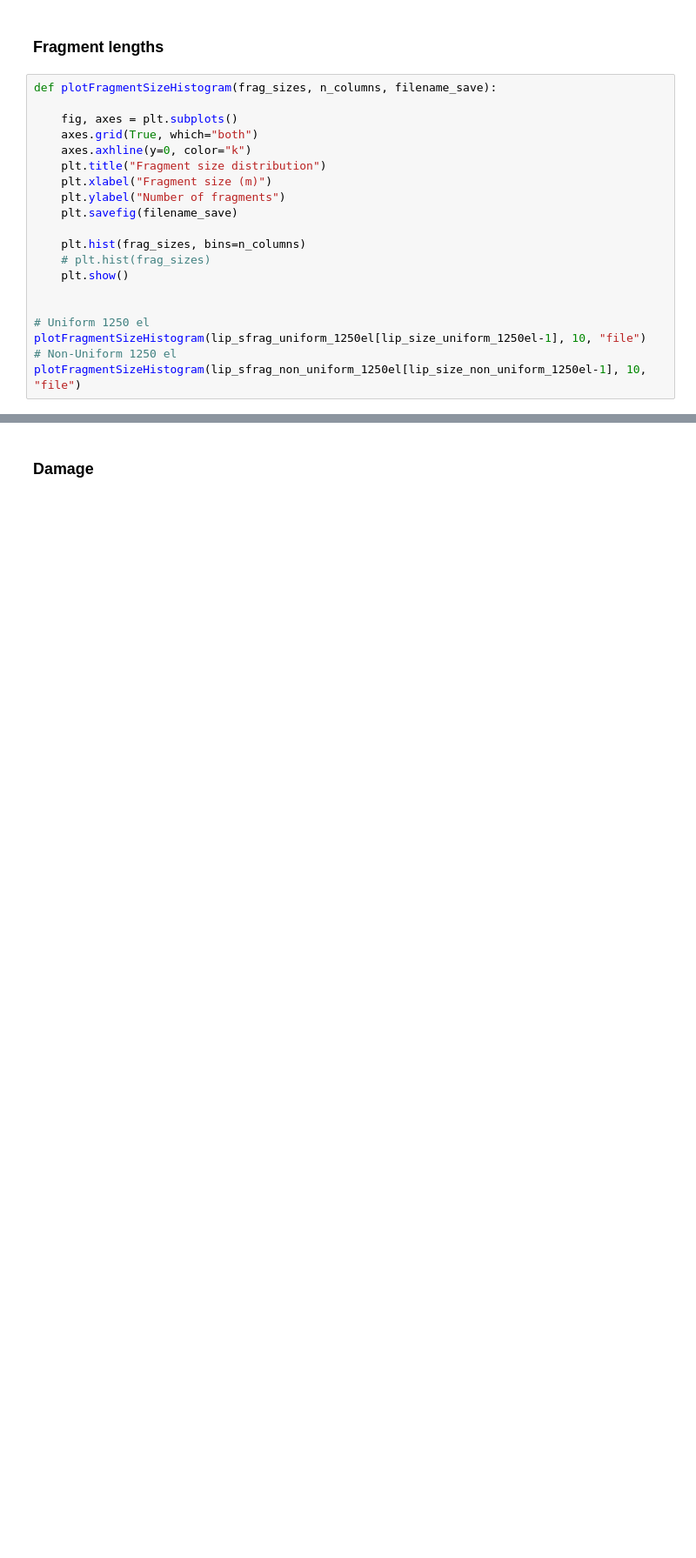
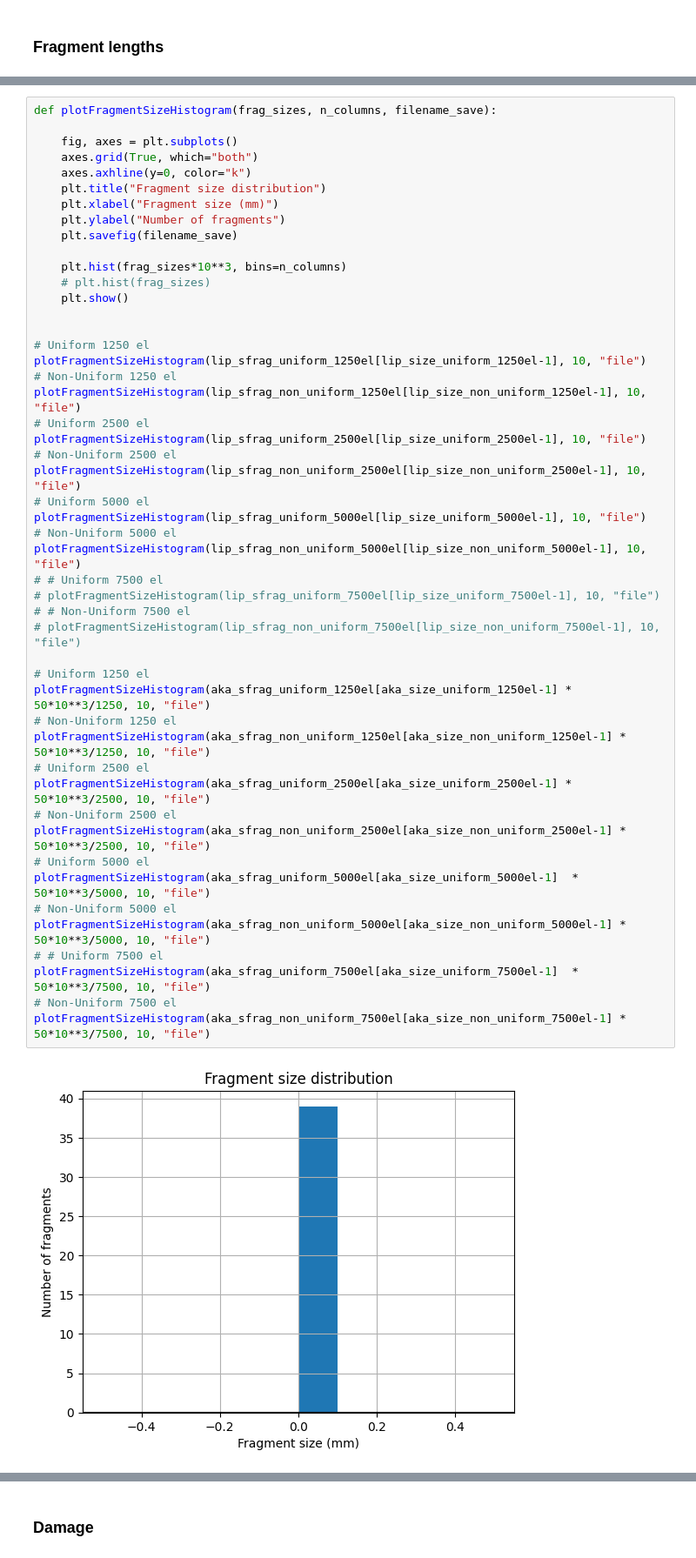
Before and after one commit to raquel-dantas/DynFrag1D, a Jupyter notebook: mesh_study_czm_lip.ipynb, the cells around one changed output, grey strips where cells are left out. Shown at 87% size. Saved outputs shown, nothing was run; the diff lists cells and outputs as text; blank space fills up the shorter version.

```diff
--- a/mesh_study_czm_lip.ipynb
+++ b/mesh_study_czm_lip.ipynb
@@ -1127,22 +1058,2 @@ plotVarEnergiesCZM(
 # %% [markdown]
 ### Fragment lengths
-# %%
-def plotFragmentSizeHistogram(frag_sizes, n_columns, filename_save):
-
-    fig, axes = plt.subplots()
-    axes.grid(True, which="both")
-    axes.axhline(y=0, color="k")
-    plt.title("Fragment size distribution")
-    plt.xlabel("Fragment size (m)")
-    plt.ylabel("Number of fragments")
-    plt.savefig(filename_save)
-
-    plt.hist(frag_sizes, bins=n_columns)
-    # plt.hist(frag_sizes)
-    plt.show()
-
-
-# Uniform 1250 el
-plotFragmentSizeHistogram(lip_sfrag_uniform_1250el[lip_size_uniform_1250el-1], 10, "file")
-# Non-Uniform 1250 el
-plotFragmentSizeHistogram(lip_sfrag_non_uniform_1250el[lip_size_non_uniform_1250el-1], 10, "file")
@@ -1150,0 +1060,51 @@ plotFragmentSizeHistogram(lip_sfrag_non_uniform_1250el[lip_size_non_uniform_1250
+# %%
+def plotFragmentSizeHistogram(frag_sizes, n_columns, filename_save):
+
+    fig, axes = plt.subplots()
+    axes.grid(True, which="both")
+    axes.axhline(y=0, color="k")
+    plt.title("Fragment size distribution")
+    plt.xlabel("Fragment size (mm)")
+    plt.ylabel("Number of fragments")
+    plt.savefig(filename_save)
+
+    plt.hist(frag_sizes*10**3, bins=n_columns)
+    # plt.hist(frag_sizes)
+    plt.show()
+
+
+# Uniform 1250 el
+plotFragmentSizeHistogram(lip_sfrag_uniform_1250el[lip_size_uniform_1250el-1], 10, "file")
+# Non-Uniform 1250 el
+plotFragmentSizeHistogram(lip_sfrag_non_uniform_1250el[lip_size_non_uniform_1250el-1], 10, "file")
+# Uniform 2500 el
+plotFragmentSizeHistogram(lip_sfrag_uniform_2500el[lip_size_uniform_2500el-1], 10, "file")
+# Non-Uniform 2500 el
+plotFragmentSizeHistogram(lip_sfrag_non_uniform_2500el[lip_size_non_uniform_2500el-1], 10, "file")
+# Uniform 5000 el
+plotFragmentSizeHistogram(lip_sfrag_uniform_5000el[lip_size_uniform_5000el-1], 10, "file")
+# Non-Uniform 5000 el
+plotFragmentSizeHistogram(lip_sfrag_non_uniform_5000el[lip_size_non_uniform_5000el-1], 10, "file")
+# # Uniform 7500 el
+# plotFragmentSizeHistogram(lip_sfrag_uniform_7500el[lip_size_uniform_7500el-1], 10, "file")
+# # Non-Uniform 7500 el
+# plotFragmentSizeHistogram(lip_sfrag_non_uniform_7500el[lip_size_non_uniform_7500el-1], 10, "file")
+
+# Uniform 1250 el
+plotFragmentSizeHistogram(aka_sfrag_uniform_1250el[aka_size_uniform_1250el-1] * 50*10**3/1250, 10, "file")
+# Non-Uniform 1250 el
+plotFragmentSizeHistogram(aka_sfrag_non_uniform_1250el[aka_size_non_uniform_1250el-1] * 50*10**3/1250, 10, "file")
+# Uniform 2500 el
+plotFragmentSizeHistogram(aka_sfrag_uniform_2500el[aka_size_uniform_2500el-1] * 50*10**3/2500, 10, "file")
+# Non-Uniform 2500 el
+plotFragmentSizeHistogram(aka_sfrag_non_uniform_2500el[aka_size_non_uniform_2500el-1] * 50*10**3/2500, 10, "file")
+# Uniform 5000 el
+plotFragmentSizeHistogram(aka_sfrag_uniform_5000el[aka_size_uniform_5000el-1]  * 50*10**3/5000, 10, "file")
+# Non-Uniform 5000 el
+plotFragmentSizeHistogram(aka_sfrag_non_uniform_5000el[aka_size_non_uniform_5000el-1] * 50*10**3/5000, 10, "file")
+# # Uniform 7500 el
+plotFragmentSizeHistogram(aka_sfrag_uniform_7500el[aka_size_uniform_7500el-1]  * 50*10**3/7500, 10, "file")
+# Non-Uniform 7500 el
+plotFragmentSizeHistogram(aka_sfrag_non_uniform_7500el[aka_size_non_uniform_7500el-1] * 50*10**3/7500, 10, "file")
+# %% [output]
+[figure, added]
```
Also changed, not shown: parts of 7 cells of this notebook.
